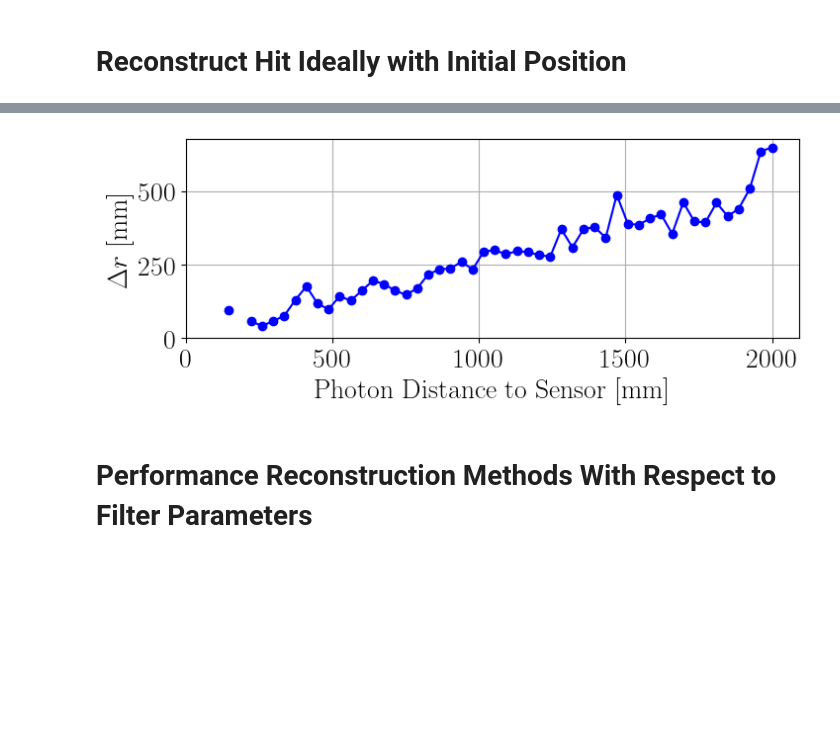
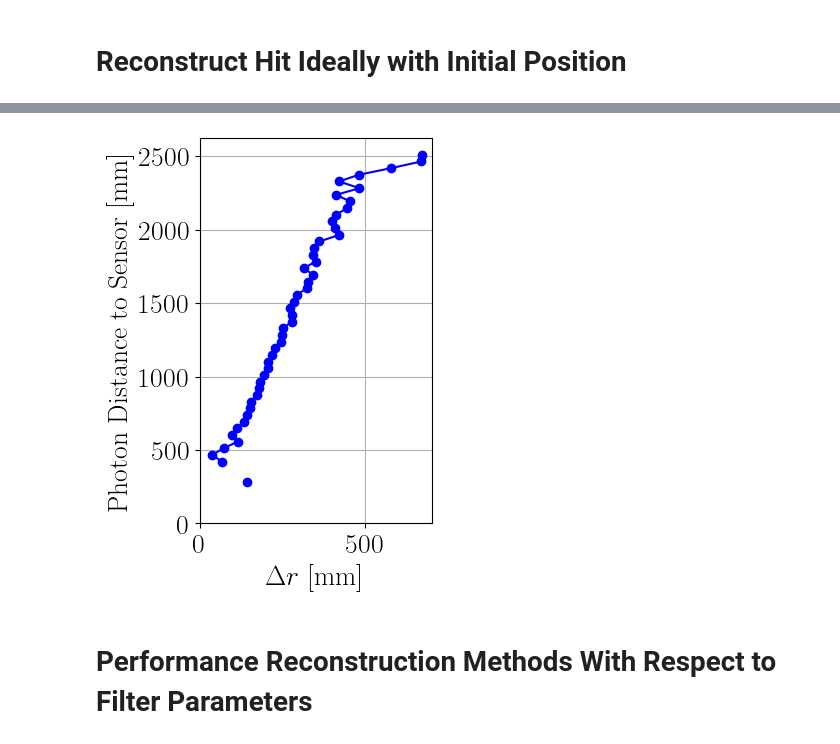
Before and after one commit to Noah-Everett/DSPS-Detector, a Jupyter notebook: analysis/sensitivityAnalysis.ipynb, the cells around one changed output, grey strips where cells are left out. Saved outputs shown, nothing was run; the diff lists cells and outputs as text; code cells hidden in the pictures; blank space fills up the shorter version.

```diff
--- a/analysis/sensitivityAnalysis.ipynb
+++ b/analysis/sensitivityAnalysis.ipynb
@@ -504,0 +506,27 @@ fig.show()
+# %%
+num_bins = 50
+bins = np.linspace(df_hits['relativeVector_r'].min(), df_hits['relativeVector_r'].max(), num_bins + 1)
+df_hits['bin'] = pd.cut(df_hits['relativeVector_r'], bins=bins)
+average_recoPoint_r = df_hits.groupby('bin')['reconstructedPoint_initial_distance_r'].mean()
+
+fileName = '../figures/photonDistanceToSensor_vs_recoPointInitialDistance_60cm.pkl'
+data = {
+    'bins': bins,
+    'average_recoPoint_r': average_recoPoint_r
+}
+with open(fileName, 'wb') as f:
+    pkl.dump(data, f)
+
+pkl_data = pkl.load(open(fileName, 'rb'))
+bins = pkl_data['bins']
+average_recoPoint_r = pkl_data['average_recoPoint_r']
+
+fig, ax = plt.subplots(figsize=(5, 5))
+ax.plot(bins[:-1], average_recoPoint_r, marker='o', linestyle='-', color='b')
+ax.set_xlabel(r'Photon Distance to Sensor [mm]')
+ax.set_ylabel(r'$\Delta r$ [mm]')
+ax.set_xlim(xmin=0)
+ax.set_ylim(ymin=0)
+# ax.set_aspect('equal')
+ax.grid()
+fig.show()
@@ -505,21 +535,20 @@ fig.show()
 # %%
 num_bins = 50
 bins = np.linspace(df_hits['relativeVector_r'].min(), df_hits['relativeVector_r'].max(), num_bins + 1)
 df_hits['bin'] = pd.cut(df_hits['relativeVector_r'], bins=bins)
 average_recoPoint_r = df_hits.groupby('bin')['reconstructedPoint_initial_distance_r'].mean()
 
-fig, ax = plt.subplots(figsize=(8, 5))
-ax.plot(bins[:-1], average_recoPoint_r, marker='o', linestyle='-', color='b')
-ax.set_xlabel(r'Photon Distance to Sensor [mm]')
-ax.set_ylabel(r'$\Delta r$ [mm]')
+fig, ax = plt.subplots(figsize=(3, 5))
+ax.plot(average_recoPoint_r, bins[:-1], marker='o', linestyle='-', color='b')
+ax.set_ylabel(r'Photon Distance to Sensor [mm]')
+ax.set_xlabel(r'$\Delta r$ [mm]')
 ax.set_xlim(xmin=0)
 ax.set_ylim(ymin=0)
-ax.set_aspect('equal')
 ax.grid()
 
 fig.show()
 # %% [output]
-[figure, old version]
+[figure, new version]
 # %% [markdown]
 # Performance Reconstruction Methods With Respect to Filter Parameters
 # %%
```
Also changed, not shown: parts of 13 cells of this notebook, 21 other files.
